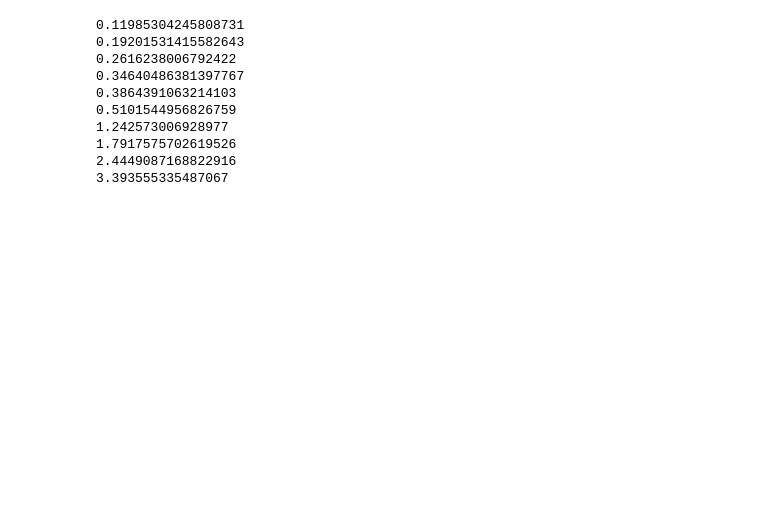
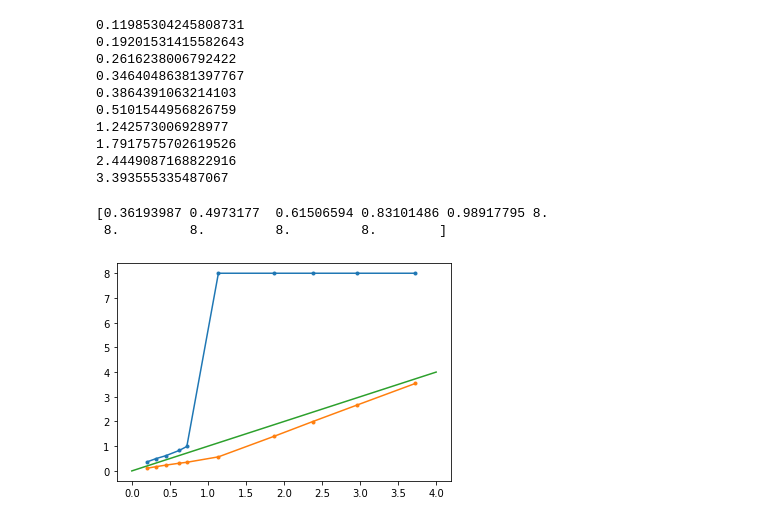
Before and after one commit to CasperFBakker/pyDGS-GUI, a Jupyter notebook: pyDGS Jupyter/dgs_loc1.ipynb, the cells around one changed output. Cells and saved outputs as stored; diff of their text form; code cells hidden in the pictures; blank space fills up the shorter version.

```diff
--- a/pyDGS Jupyter/dgs_loc1.ipynb
+++ b/pyDGS Jupyter/dgs_loc1.ipynb
@@ -332,3 +332,36 @@ for i in range(10):
 1.7917575702619526
 2.4449087168822916
 3.393555335487067
+# %%
+sieve_open = [0.063, 0.125, 0.18, 0.25, 0.3, 0.355, 0.425, 0.5, 0.71, 1, 2, 4, 8]
+sieve_data_1 = [0, 0, 0.03, 0.09, 0.14, 0.19, 0.26, 0.32, 0.55, 0.73, 0.91, 0.98, 1]
+
+percentiles = [5, 10, 16, 25, 30, 50, 75, 84, 90, 95]
+
+test = np.interp([0.196939872, 0.317854159, 0.446024601, 0.625112673, 0.723282864, 1.138194095, 1.874047957, 2.378131005, 2.954395884, 3.727846922], sieve_data_1, sieve_open)
+print(test)
+dried_1 = [0.196939872, 0.317854159, 0.446024601, 0.625112673, 0.723282864, 1.138194095, 1.874047957, 2.378131005, 2.954395884, 3.727846922]
+sieve_open = [8, 4, 2, 1, 0.71, 0.5, 0.425, 0.355, 0.3, 0.25, 0.18, 0.125, 0.063]
+sieve_data_1 = [100, 98, 91, 73, 55, 32, 26, 19, 14, 9, 3, 0, 0]
+
+cor = [0.107308269, 0.171377139, 0.233841367, 0.311773793, 0.349338469, 0.569097048, 1.405535967, 1.997630044, 2.658956296, 3.541454576]
+
+plt.plot(dried_1, test, marker='.')
+
+plt.plot(dried_1, cor, marker='.')
+plt.plot(np.arange(0,5,1),np.arange(0,5,1) )
+# #plt.plot(sieve_open, sieve_data_1, ls='--', color='black')
+# plt.plot(test, percentiles, color='red')
+# plt.plot(sieve_open, sieve_data_1, color='blue')
+
+# plt.xscale("log")
+# plt.grid(which='major', linewidth=2, linestyle='-')
+# plt.grid(which='minor', linewidth=1, linestyle='--')
+# plt.yticks(np.arange(0,110, 10), ['0', '10', '20', '30', '40', '50', '60', '70', '80', '90', '100'] )
+# plt.xticks([0.1, 1, 10], [0.1,1,10])
+
+plt.show()
+# %% [output]
+[0.36193987 0.4973177  0.61506594 0.83101486 0.98917795 8.
+ 8.         8.         8.         8.        ]
+[figure, added]
```
Also changed, not shown: parts of 6 cells of this notebook.
